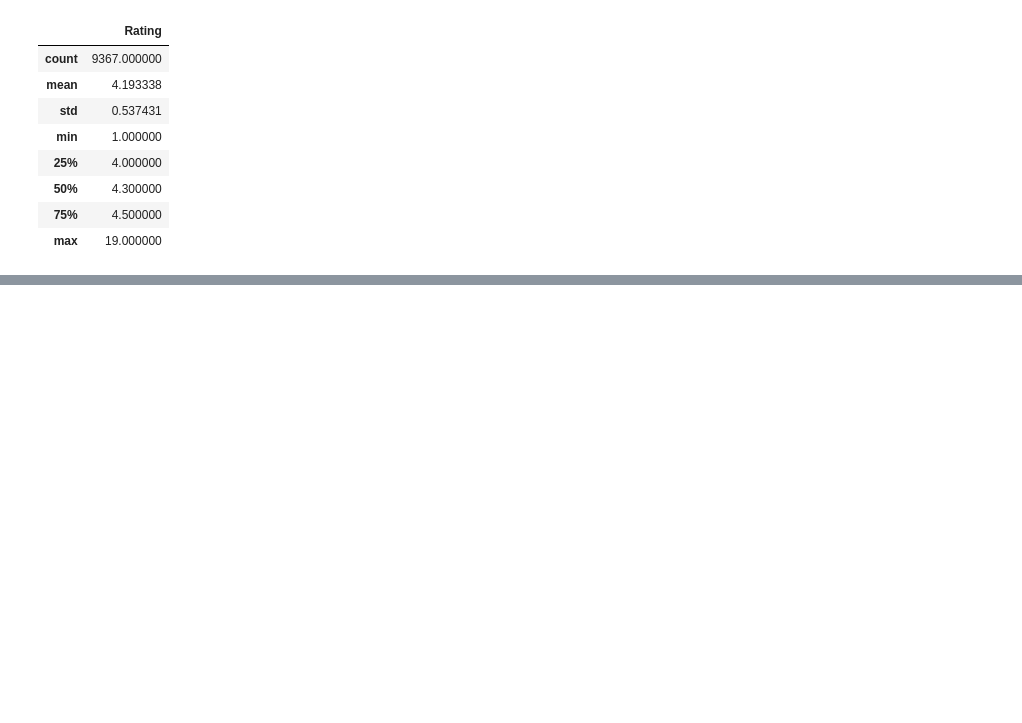
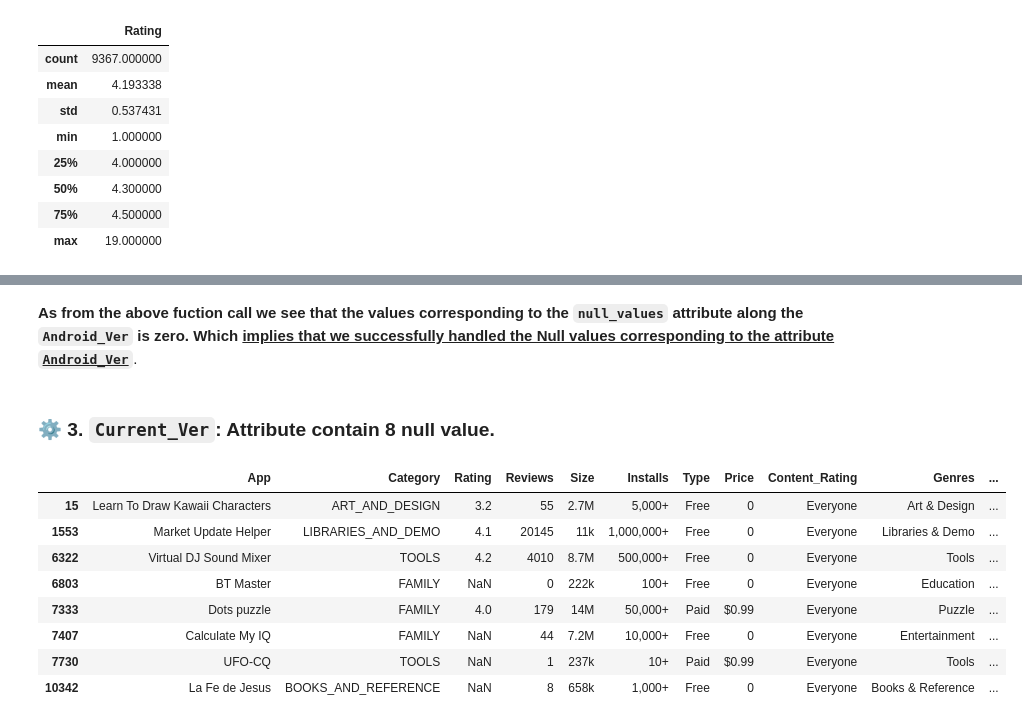
Before and after one commit to ashish-mali/EDA-On-Playstore-App-Reviews, a Jupyter notebook: Play_Store_App_Review_Analysis_Capstone_Project.ipynb, the cells around one changed output, grey strips where cells are left out. Cells and saved outputs as stored; diff of their text form; code cells hidden in the pictures; blank space fills up the shorter version.

```diff
--- a/Play_Store_App_Review_Analysis_Capstone_Project.ipynb
+++ b/Play_Store_App_Review_Analysis_Capstone_Project.ipynb
@@ -407,0 +504,15 @@ ps_df.describe()
+# %%
+# As record values are missplaced rearranging them in following step.
+
+ps_df.loc[10472, 'Category'] = np.nan
+ps_df.loc[10472, 'Rating'] = '1.9'
+ps_df.loc[10472, 'Reviews'] = '19'
+ps_df.loc[10472, 'Size'] = '3.0M'
+ps_df.loc[10472, 'Installs'] = '1000+'
+ps_df.loc[10472, 'Type'] = 'Free'
+ps_df.loc[10472, 'Price'] = '0'
+ps_df.loc[10472, 'Content_Rating'] = 'Everyone'
+ps_df.loc[10472, 'Genres'] = np.nan
+ps_df.loc[10472, 'Last_Updated'] = 'February 11, 2018'
+ps_df.loc[10472, 'Current_Ver'] = '1.0.19'
+ps_df.loc[10472, 'Android_Ver'] = '4.0 and up'
@@ -407,0 +584,3 @@ ps_df.describe()
+# %%
+# replacing NaN with 'Free'
+ps_df.loc[9148, 'Type'] = "Free"
@@ -407,0 +746,17 @@ ps_df.describe()
+# %% [markdown]
+<p><b>As from the above fuction call we see that the values corresponding to the <code>null_values</code> attribute along the <code>Android_Ver</code> is zero. Which <u>implies that we successfully handled the Null values corresponding to the attribute <code>Android_Ver</code></b></u>.</p>
+# %% [markdown]
+### ⚙ <b>3. <code>Current_Ver</code>: Attribute contain 8 null value.</b>
+# %%
+# locating the null values in Current_var attribute.
+ps_df[ps_df['Current_Ver'].isnull()]
+# %% [output]
+|  | App | Category | Rating | Reviews | Size | Installs | Type | Price | Content_Rating | Genres | ... |
+| 15 | Learn To Draw Kawaii Characters | ART_AND_DESIGN | 3.2 | 55 | 2.7M | 5,000+ | Free | 0 | Everyone | Art & Design | ... |
+| 1553 | Market Update Helper | LIBRARIES_AND_DEMO | 4.1 | 20145 | 11k | 1,000,000+ | Free | 0 | Everyone | Libraries & Demo | ... |
+| 6322 | Virtual DJ Sound Mixer | TOOLS | 4.2 | 4010 | 8.7M | 500,000+ | Free | 0 | Everyone | Tools | ... |
+| 6803 | BT Master | FAMILY | NaN | 0 | 222k | 100+ | Free | 0 | Everyone | Education | ... |
+| 7333 | Dots puzzle | FAMILY | 4.0 | 179 | 14M | 50,000+ | Paid | $0.99 | Everyone | Puzzle | ... |
+| 7407 | Calculate My IQ | FAMILY | NaN | 44 | 7.2M | 10,000+ | Free | 0 | Everyone | Entertainment | ... |
+| 7730 | UFO-CQ | TOOLS | NaN | 1 | 237k | 10+ | Paid | $0.99 | Everyone | Tools | ... |
+| 10342 | La Fe de Jesus | BOOKS_AND_REFERENCE | NaN | 8 | 658k | 1,000+ | Free | 0 | Everyone | Books & Reference | ... |
```
Also changed, not shown: parts of 59 cells of this notebook.
